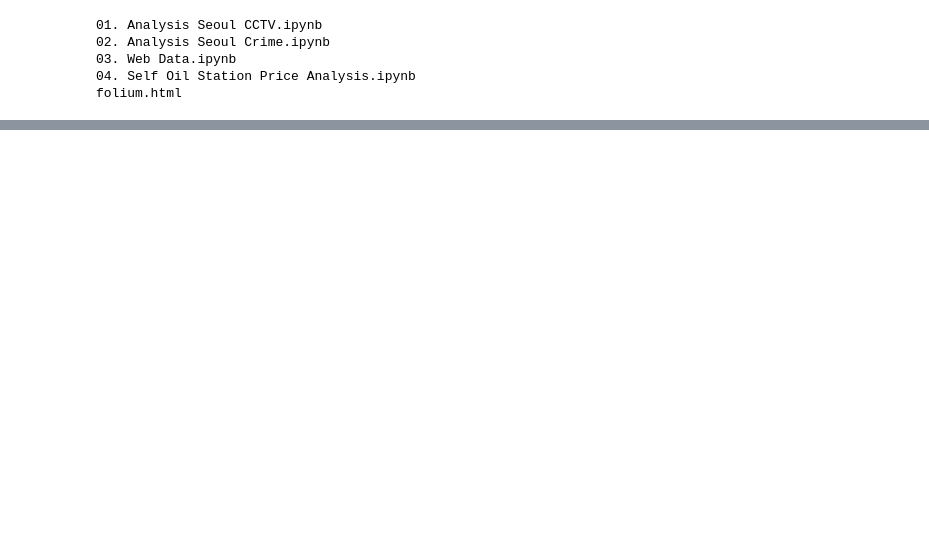
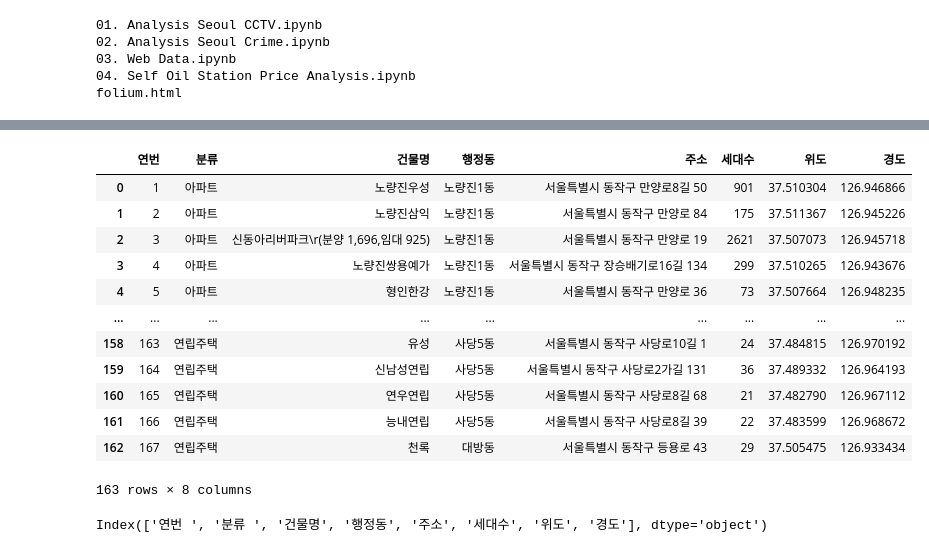
Before and after one commit to offpython/EDA, a Jupyter notebook: 02. Analysis Seoul Crime.ipynb, the cells around one changed output, grey strips where cells are left out. Cells and saved outputs as stored; diff of their text form; code cells hidden in the pictures; blank space fills up the shorter version.

```diff
--- a/02. Analysis Seoul Crime.ipynb
+++ b/02. Analysis Seoul Crime.ipynb
@@ -1705,0 +1921,3 @@ folium.html
+# %%
+df = pd.read_csv("../data/02. 서울특별시 동작구_주택유형별 위치 정보 및 세대수 현황_20210825.csv", encoding='cp949')
+df.tail()
@@ -1705,0 +1949,4 @@ folium.html
+# %%
+# NaN 데이터 제거
+df = df.dropna()
+df.info()
@@ -1705,0 +1969,17 @@ folium.html
+# %%
+df = df.reset_index(drop=True)
+df
+# %% [output]
+|  | 연번 | 분류 | 건물명 | 행정동 | 주소 | 세대수 | 위도 | 경도 |
+| 0 | 1 | 아파트 | 노량진우성 | 노량진1동 | 서울특별시 동작구 만양로8길 50 | 901 | 37.510304 | 126.946866 |
+| 1 | 2 | 아파트 | 노량진삼익 | 노량진1동 | 서울특별시 동작구 만양로 84 | 175 | 37.511367 | 126.945226 |
+| 2 | 3 | 아파트 | 신동아리버파크\r(분양 1,696,임대 925) | 노량진1동 | 서울특별시 동작구 만양로 19 | 2621 | 37.507073 | 126.945718 |
+| 3 | 4 | 아파트 | 노량진쌍용예가 | 노량진1동 | 서울특별시 동작구 장승배기로16길 134 | 299 | 37.510265 | 126.943676 |
+| 4 | 5 | 아파트 | 형인한강 | 노량진1동 | 서울특별시 동작구 만양로 36 | 73 | 37.507664 | 126.948235 |
+| ... | ... | ... | ... | ... | ... | ... | ... | ... |
+| 158 | 163 | 연립주택 | 유성 | 사당5동 | 서울특별시 동작구 사당로10길 1 | 24 | 37.484815 | 126.970192 |
+| 159 | 164 | 연립주택 | 신남성연립 | 사당5동 | 서울특별시 동작구 사당로2가길 131 | 36 | 37.489332 | 126.964193 |
+| 160 | 165 | 연립주택 | 연우연립 | 사당5동 | 서울특별시 동작구 사당로8길 68 | 21 | 37.482790 | 126.967112 |
+| 161 | 166 | 연립주택 | 능내연립 | 사당5동 | 서울특별시 동작구 사당로8길 39 | 22 | 37.483599 | 126.968672 |
+| 162 | 167 | 연립주택 | 천록 | 대방동 | 서울특별시 동작구 등용로 43 | 29 | 37.505475 | 126.933434 |
+163 rows × 8 columns
@@ -1705,0 +1988,4 @@ folium.html
+# %%
+df.columns
+# %% [output]
+Index(['연번 ', '분류 ', '건물명', '행정동', '주소', '세대수', '위도', '경도'], dtype='object')
```
Also changed, not shown: parts of 32 cells of this notebook.
